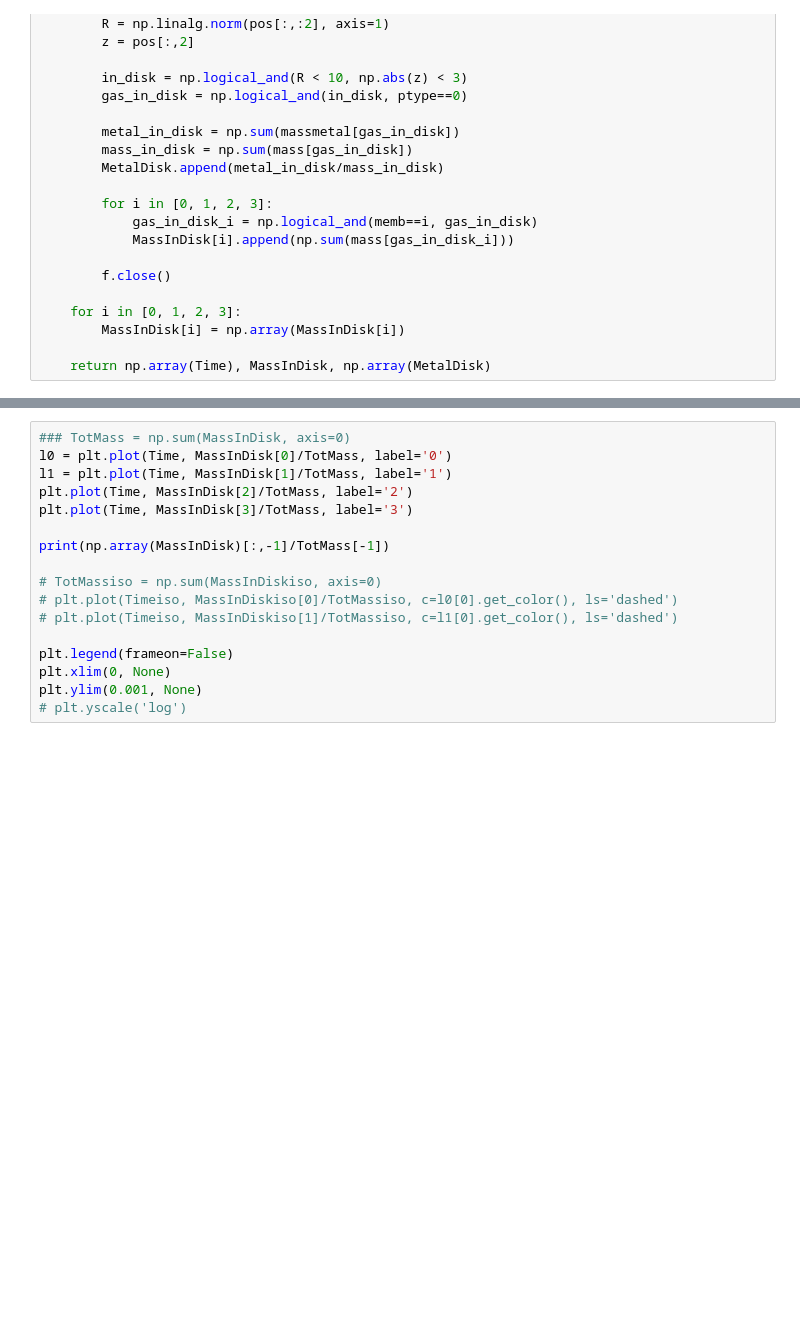
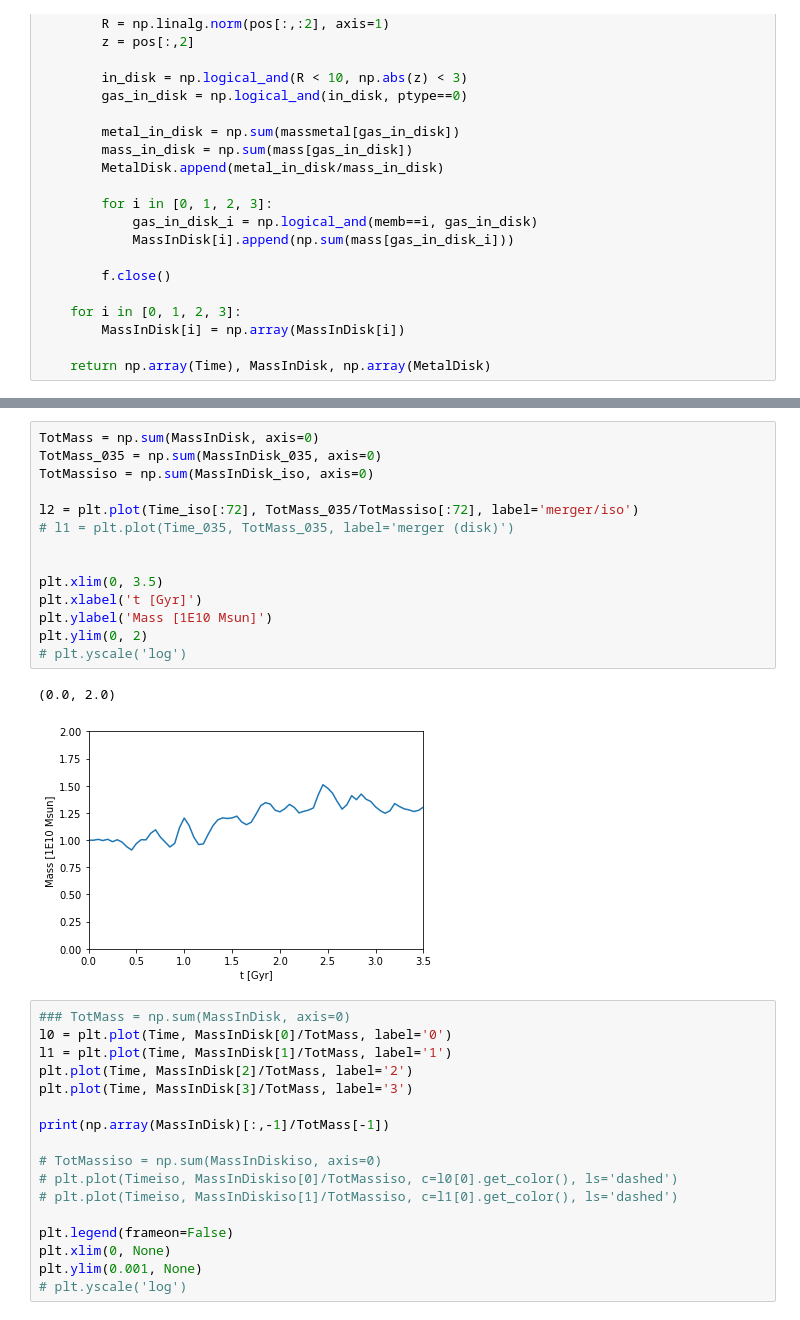
Before and after one commit to gusbeane/GSEgas, a Jupyter notebook: notebooks/MC_tracer.ipynb, the cells around one changed output, grey strips where cells are left out. Saved outputs shown, nothing was run; the diff lists cells and outputs as text; blank space fills up the shorter version.

```diff
--- a/notebooks/MC_tracer.ipynb
+++ b/notebooks/MC_tracer.ipynb
@@ -296,3 +345,20 @@ Timeiso, MassInDiskio, MetalDiskiso = get_disk_prop(nameiso)
+# %%
+TotMass = np.sum(MassInDisk, axis=0)
+TotMass_035 = np.sum(MassInDisk_035, axis=0)
+TotMassiso = np.sum(MassInDisk_iso, axis=0)
+
+l2 = plt.plot(Time_iso[:72], TotMass_035/TotMassiso[:72], label='merger/iso')
+# l1 = plt.plot(Time_035, TotMass_035, label='merger (disk)')
+
+
+plt.xlim(0, 3.5)
+plt.xlabel('t [Gyr]')
+plt.ylabel('Mass [1E10 Msun]')
+plt.ylim(0, 2)
+# plt.yscale('log')
+# %% [output]
+(0.0, 2.0)
+[figure, added]
 # %%
 ### TotMass = np.sum(MassInDisk, axis=0)
 l0 = plt.plot(Time, MassInDisk[0]/TotMass, label='0')
```
Also changed, not shown: parts of 3 cells of this notebook, 3 other files.
